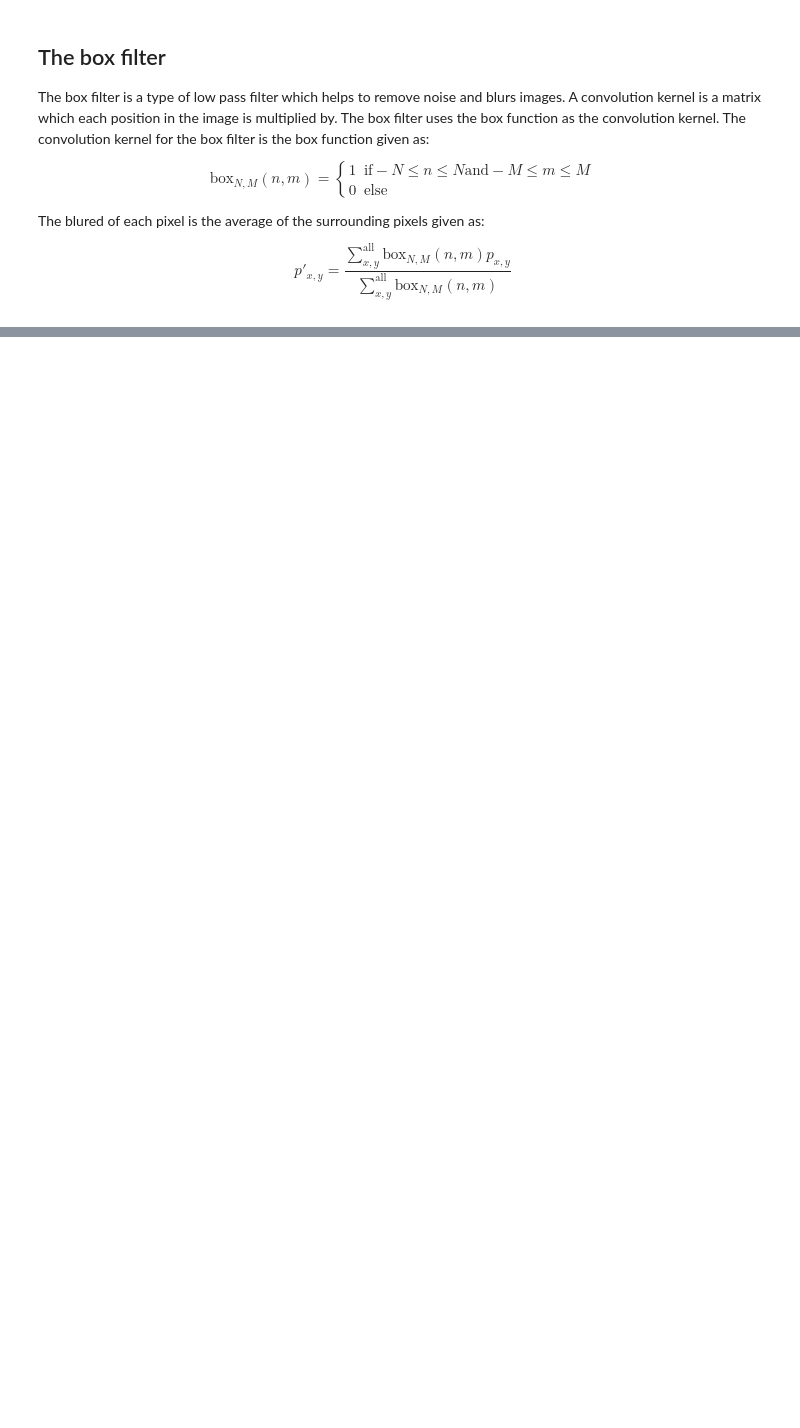
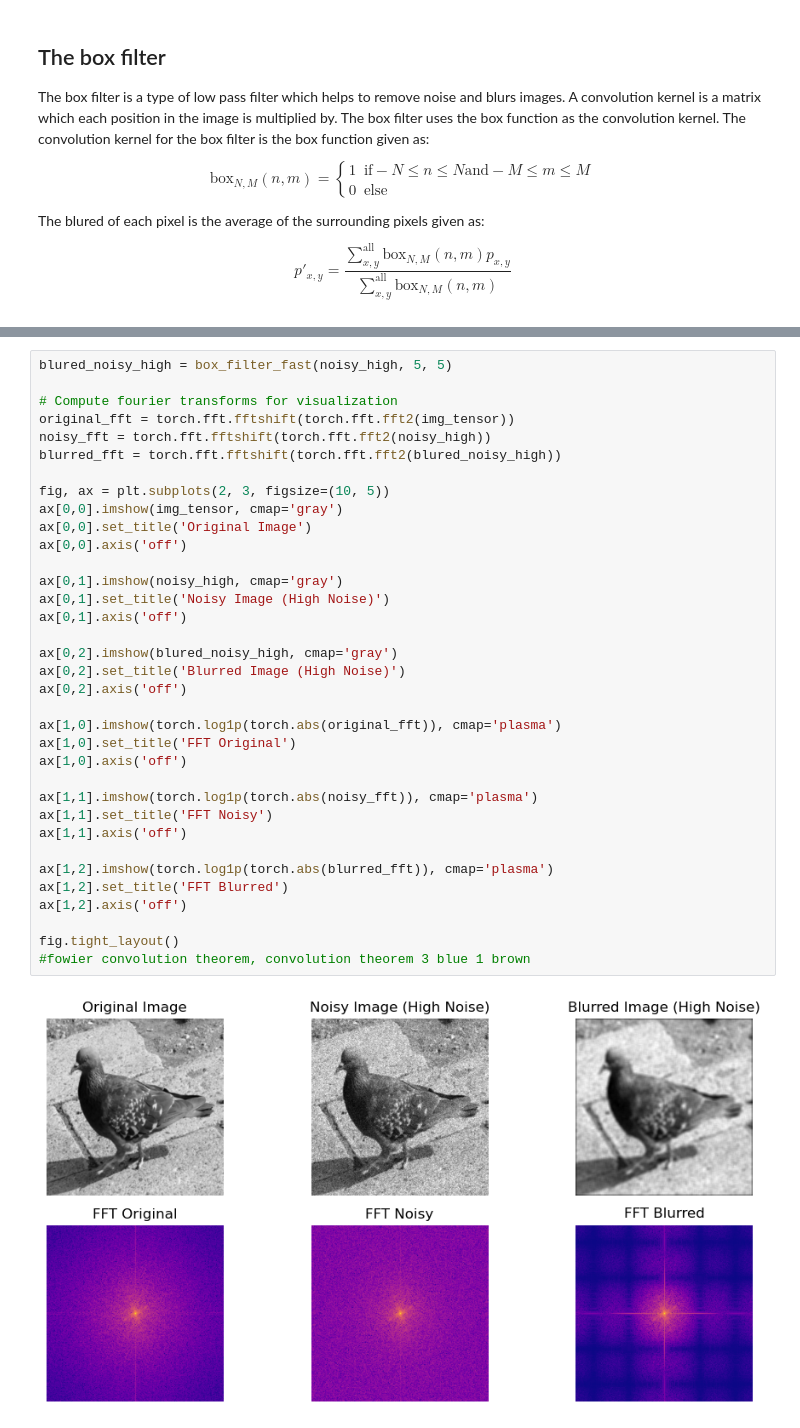
Before and after one commit to MalachiHibbins/Deconvolution-By-Machine-Learning, a Jupyter notebook: LabBook/Week 2/2ImageDebluring.ipynb, the cells around one changed output, grey strips where cells are left out. Drawn from its saved outputs; the diff is of its cells as text; blank space fills up the shorter version.

Commit message:
looking at convolution

```diff
--- a/LabBook/Week 2/2ImageDebluring.ipynb
+++ b/LabBook/Week 2/2ImageDebluring.ipynb
@@ -165,0 +159,37 @@ ax[0,1]
+# %%
+blured_noisy_high = box_filter_fast(noisy_high, 5, 5)
+
+# Compute fourier transforms for visualization
+original_fft = torch.fft.fftshift(torch.fft.fft2(img_tensor))
+noisy_fft = torch.fft.fftshift(torch.fft.fft2(noisy_high))
+blurred_fft = torch.fft.fftshift(torch.fft.fft2(blured_noisy_high))
+
+fig, ax = plt.subplots(2, 3, figsize=(10, 5))
+ax[0,0].imshow(img_tensor, cmap='gray')
+ax[0,0].set_title('Original Image')
+ax[0,0].axis('off')
+
+ax[0,1].imshow(noisy_high, cmap='gray')
+ax[0,1].set_title('Noisy Image (High Noise)')
+ax[0,1].axis('off')
+
+ax[0,2].imshow(blured_noisy_high, cmap='gray')
+ax[0,2].set_title('Blurred Image (High Noise)')
+ax[0,2].axis('off')
+
+ax[1,0].imshow(torch.log1p(torch.abs(original_fft)), cmap='plasma')
+ax[1,0].set_title('FFT Original')
+ax[1,0].axis('off')
+
+ax[1,1].imshow(torch.log1p(torch.abs(noisy_fft)), cmap='plasma')
+ax[1,1].set_title('FFT Noisy')
+ax[1,1].axis('off')
+
+ax[1,2].imshow(torch.log1p(torch.abs(blurred_fft)), cmap='plasma')
+ax[1,2].set_title('FFT Blurred')
+ax[1,2].axis('off')
+
+fig.tight_layout()
+#fowier convolution theorem, convolution theorem 3 blue 1 brown
+# %% [output]
+[figure, added]
```
Also changed, not shown: parts of 2 cells of this notebook.
